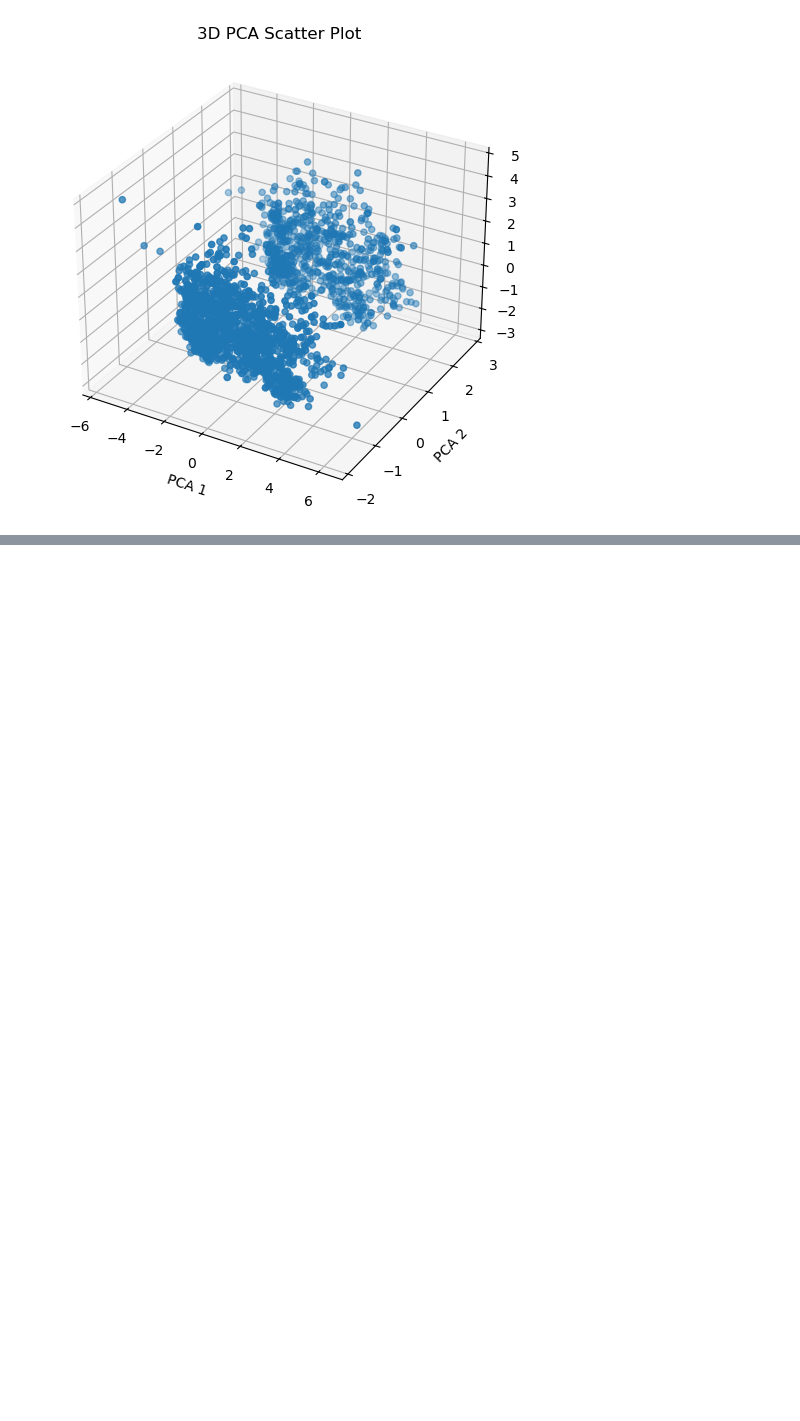
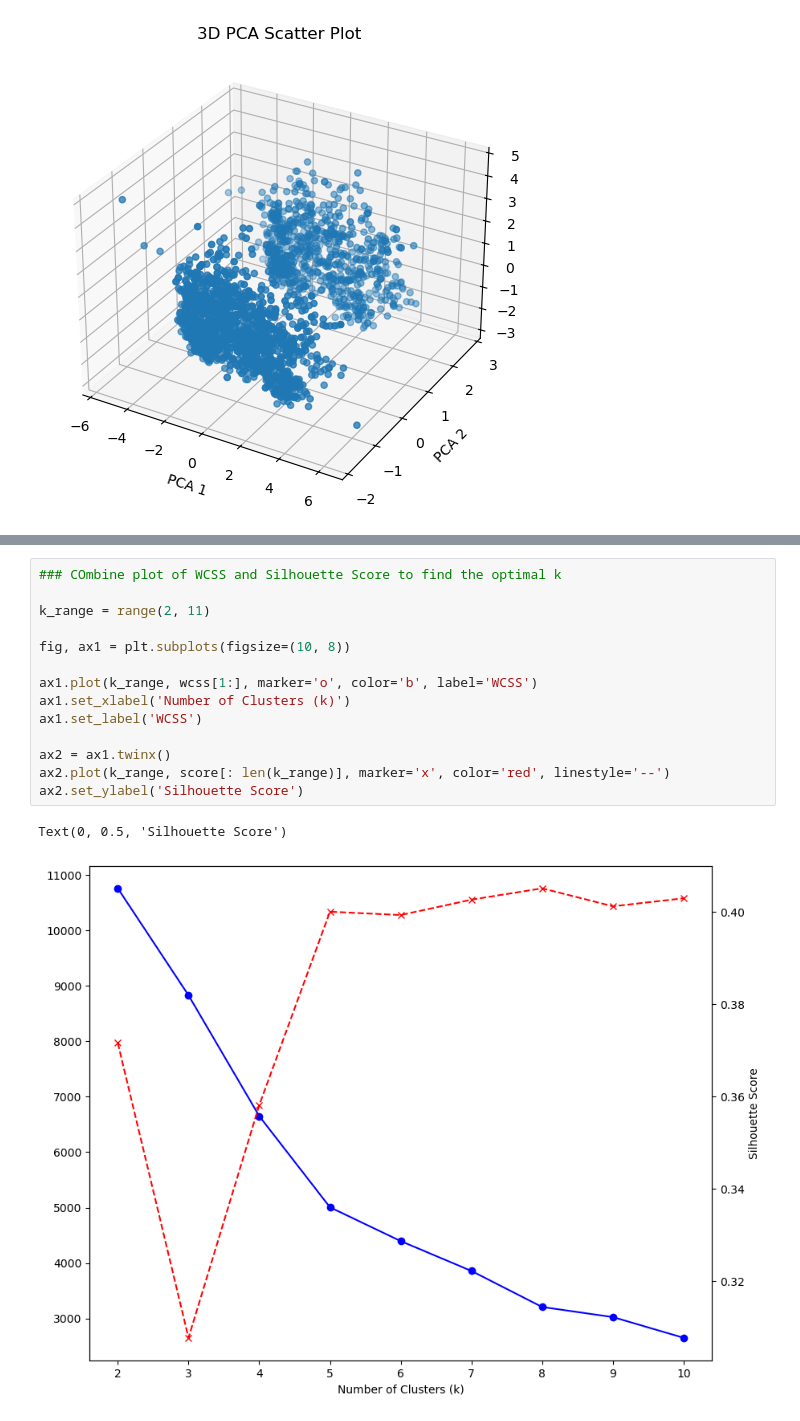
Before and after one commit to JitendraSingh1435/E-Commerce-Customer-Segmentation-System, a Jupyter notebook: smartcard.ipynb, the cells around one changed output, grey strips where cells are left out. Cells and saved outputs as stored; diff of their text form; blank space fills up the shorter version.

```diff
--- a/smartcard.ipynb
+++ b/smartcard.ipynb
@@ -350,0 +415,17 @@ Text(0.5, 0.92, '3D PCA Scatter Plot')
+# %%
+### COmbine plot of WCSS and Silhouette Score to find the optimal k
+
+k_range = range(2, 11)
+
+fig, ax1 = plt.subplots(figsize=(10, 8))
+
+ax1.plot(k_range, wcss[1:], marker='o', color='b', label='WCSS')
+ax1.set_xlabel('Number of Clusters (k)')
+ax1.set_label('WCSS')
+
+ax2 = ax1.twinx()
+ax2.plot(k_range, score[: len(k_range)], marker='x', color='red', linestyle='--')
+ax2.set_ylabel('Silhouette Score')
+# %% [output]
+Text(0, 0.5, 'Silhouette Score')
+[figure, added]
```
Also changed, not shown: parts of 17 cells of this notebook.
